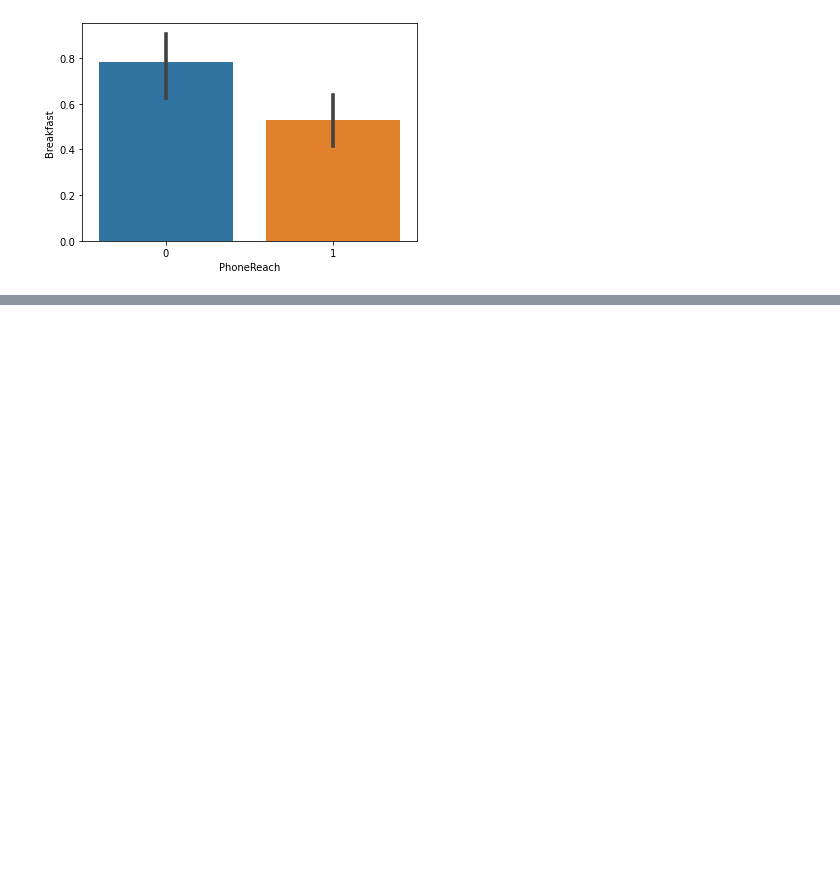
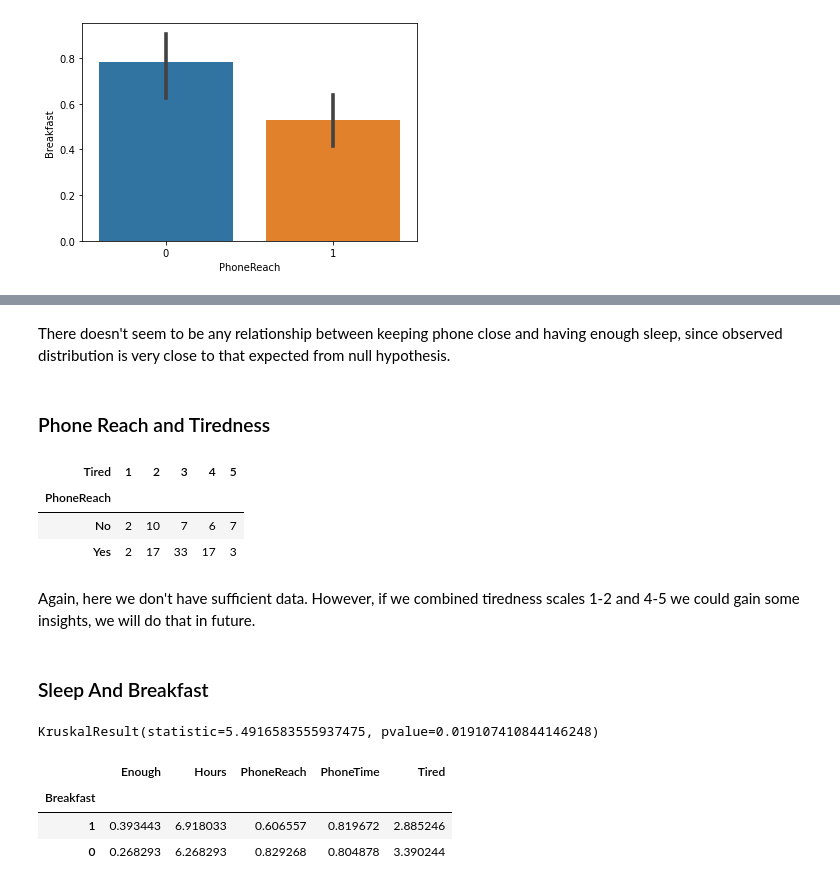
Before and after one commit to transpersonify/sleep_vs_tech, a Jupyter notebook: explore_data.ipynb, the cells around one changed output, grey strips where cells are left out. Cells and saved outputs as stored; diff of their text form; code cells hidden in the pictures; blank space fills up the shorter version.

```diff
--- a/explore_data.ipynb
+++ b/explore_data.ipynb
@@ -154,0 +313,16 @@ Ttest_indResult(statistic=-0.7415988894018628, pvalue=0.46003451514678984)
+# %% [markdown]
+There doesn't seem to be any relationship between keeping phone close and having enough sleep, since observed distribution is very close to that expected from null hypothesis.
+# %% [markdown]
+### Phone Reach and Tiredness
+# %%
+cont_table4 = pd.crosstab(df.PhoneReach, df.Tired)
+cont_table4
+# %% [output]
+| Tired | 1 | 2 | 3 | 4 | 5 |
+| PhoneReach |  |  |  |  |  |
+| No | 2 | 10 | 7 | 6 | 7 |
+| Yes | 2 | 17 | 33 | 17 | 3 |
+# %% [markdown]
+Again, here we don't have sufficient data. However, if we combined tiredness scales 1-2 and 4-5 we could gain some insights, we will do that in future.
+# %% [markdown]
+### Sleep And Breakfast
@@ -154,0 +335,13 @@ Ttest_indResult(statistic=-0.7415988894018628, pvalue=0.46003451514678984)
+# %%
+hours_nobf =  pp_df[pp_df['Breakfast'] == 0]['Hours']
+hours_yesbf = pp_df[pp_df['Breakfast'] == 1]['Hours']
+spstats.kruskal(hours_nobf, hours_yesbf)
+# %% [output]
+KruskalResult(statistic=5.4916583555937475, pvalue=0.019107410844146248)
+# %%
+pp_df.groupby(pd.Grouper(key="Breakfast")).mean()
+# %% [output]
+|  | Enough | Hours | PhoneReach | PhoneTime | Tired |
+| Breakfast |  |  |  |  |  |
+| 1 | 0.393443 | 6.918033 | 0.606557 | 0.819672 | 2.885246 |
+| 0 | 0.268293 | 6.268293 | 0.829268 | 0.804878 | 3.390244 |
```
Also changed, not shown: parts of 48 cells of this notebook.
